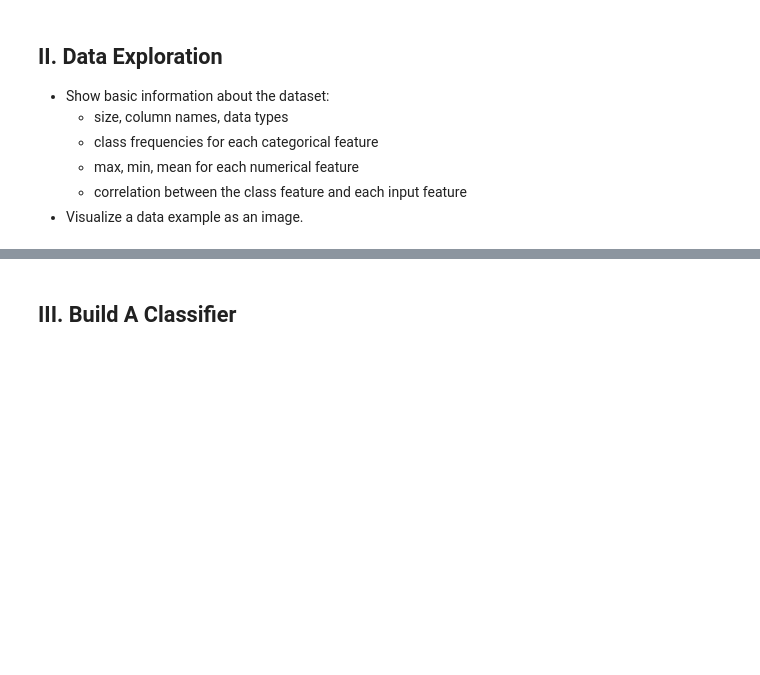
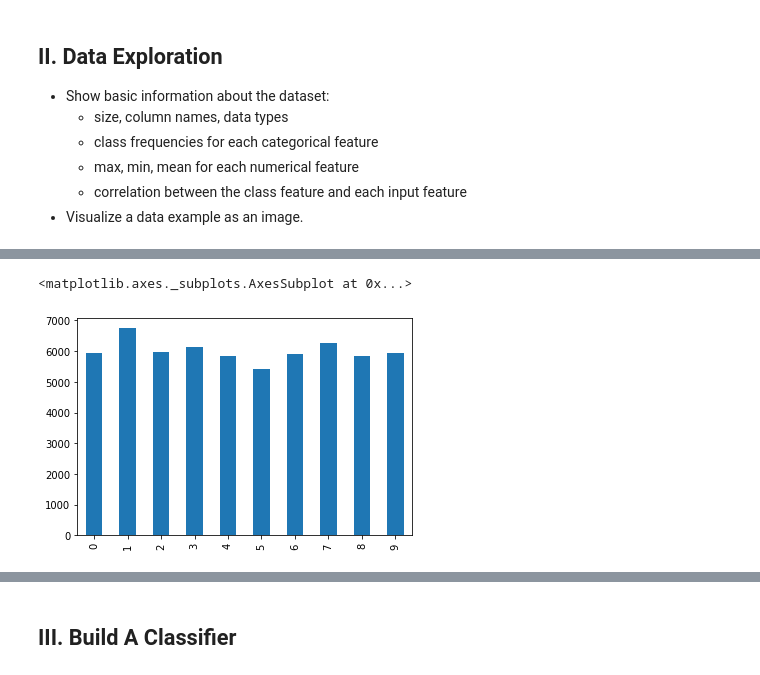
Before and after one commit to ch00226855/CMP414-765_Spring2020, a Jupyter notebook: Week05_ImageClassification.ipynb, the cells around one changed output, grey strips where cells are left out. Drawn from its saved outputs; the diff is of its cells as text; code cells hidden in the pictures; blank space fills up the shorter version.

```diff
--- a/Week05_ImageClassification.ipynb
+++ b/Week05_ImageClassification.ipynb
@@ -24,3 +24,7 @@ import matplotlib.pyplot as plt
 %matplotlib inline
 # %%
 # Load the training set and show its first 5 rows.
+path = "C:\\Users\\ch002\\Dropbox\\Teaching\\CMP414\\Data\\mnist-in-csv\\"
+filename = "mnist_train.csv"
+raw_data = pd.read_csv(path + filename, delimiter = ',')
+raw_data.head()
@@ -42,6 +98,9 @@ mnist_train['label'].value_counts().sort_index()
 # %%
 # Plot a bar chart to show class frequencies
-mnist_train['label'].value_counts().sort_index().plot.bar()
+raw_data['label'].value_counts().sort_index().plot.bar()
+# %% [output]
+<matplotlib.axes._subplots.AxesSubplot at 0x...>
+[figure, added]
 # %%
 # maximum, minimum, and mean of numerical features
 # %%
```
Also changed, not shown: parts of 33 cells of this notebook.
